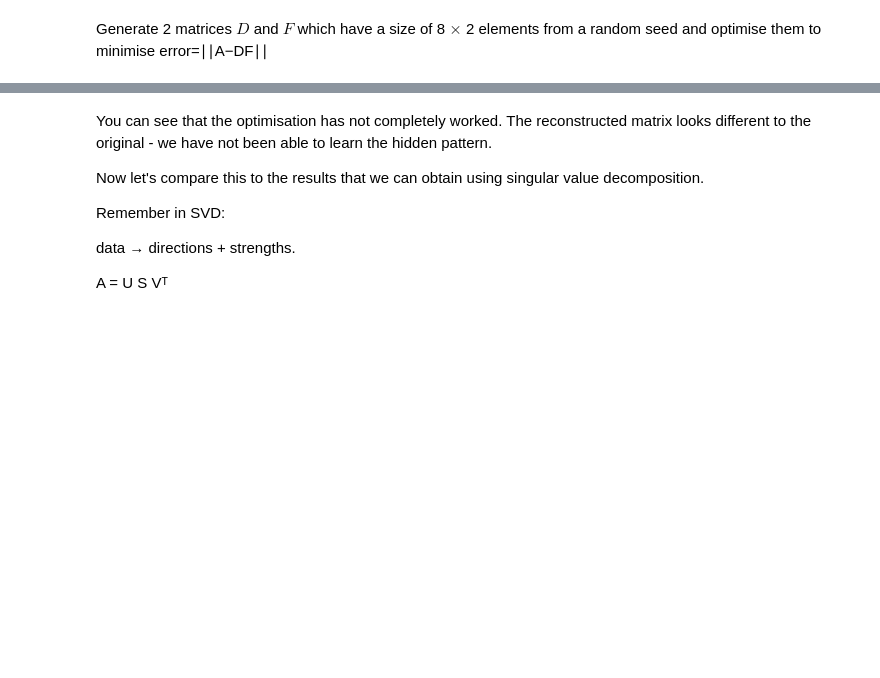
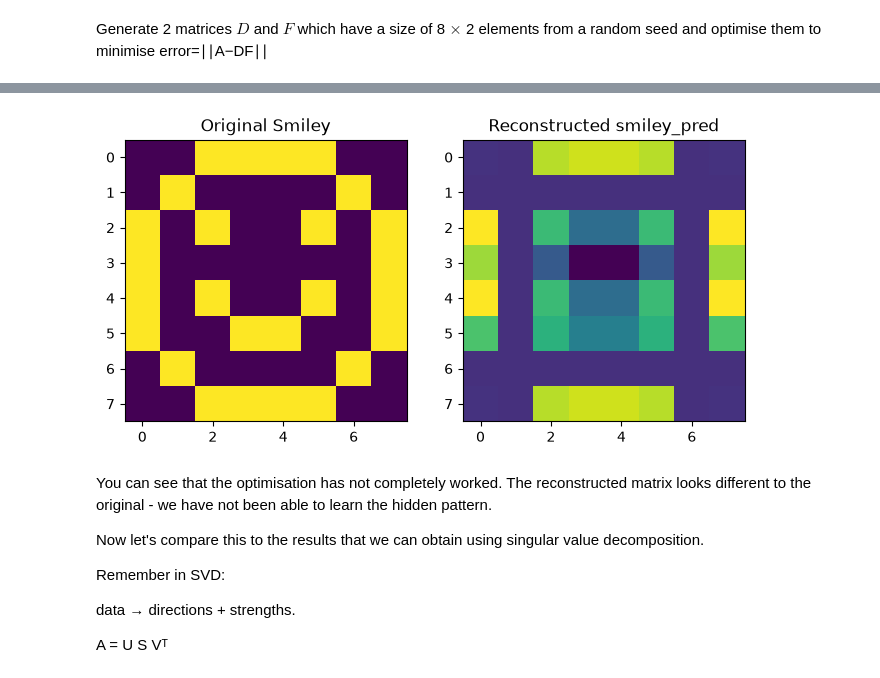
Before and after one commit to YesYY1/Digital-Skills-D3-U2, a Jupyter notebook: SVD_workshop.ipynb, the cells around one changed output, grey strips where cells are left out. Drawn from its saved outputs; the diff is of its cells as text; code cells hidden in the pictures; blank space fills up the shorter version.

```diff
--- a/SVD_workshop.ipynb
+++ b/SVD_workshop.ipynb
@@ -520,12 +532,12 @@ ___.___()
 # %% [markdown]
 Generate 2 matrices $D$ and $F$ which have a size of 8 $\times$ 2 elements from a random seed and optimise them to minimise error=∣∣A−DF∣∣
 # %%
-___.___.___(0)
+np.random.seed(0)
 
-rank = ___   # number of hidden patterns
+rank = 2   # number of hidden patterns
 
-D = ___.___.___(__, rank)
-F = ___.___.___(rank, ___)
+D = np.random.rand(8, rank)
+F = np.random.rand(rank, 8)
 
-print(___)
-print (___)
+print(D)
+print (F)
@@ -532,31 +557,33 @@ print (___)
 # %%
-lr = ___  # learning rate this is a hyperparameter - the step size taken to update the parameters
+lr = 0.01  # learning rate this is a hyperparameter - the step size taken to update the parameters
 
-for ___ in ___(___):
+for step in range(5000):
     # current reconstruction
-   ___ = ___ @ ___
+  Smiley_pred = D @ F
 
     # error matrix
-    E = ___ - ___
+  E = smiley - Smiley_pred
 
     # update rules
-  ___ += lr * (E @ ___.T) # T is the transpose of the matrix - this flips the rows and columns to make sure B is the correct shape.
-  ___ += lr * (___.T @ E)
+  D += lr * (E @ F.T) # T is the transpose of the matrix - this flips the rows and columns to make sure B is the correct shape.
+  F += lr * (D.T @ E)
 
 # final reconstruction
-___ = ___ @ ___
+Smiley_pred = D @ F
 
 # plot the matricees smiley and smiley_pred using the viridis colour map
 
-___, ___ = ___.___(___, ___, ___=(8,4))
+fig, ax = plt.subplots(1, 2, figsize=(8,4))
 
-ax[0].imshow(___, cmap='___')
+ax[0].imshow(smiley, cmap='viridis')
 ax[0].set_title("Original Smiley")
 
-ax[1].imshow(___, cmap='___')
+ax[1].imshow(Smiley_pred, cmap='viridis')
 ax[1].set_title("Reconstructed smiley_pred")
 
-___.___()
+plt.show()
+# %% [output]
+[figure, added]
 # %% [markdown]
 You can see that the optimisation has not completely worked. The reconstructed matrix looks different to the original - we have not been able to learn the hidden pattern.
 
```
Also changed, not shown: parts of 6 cells of this notebook.
